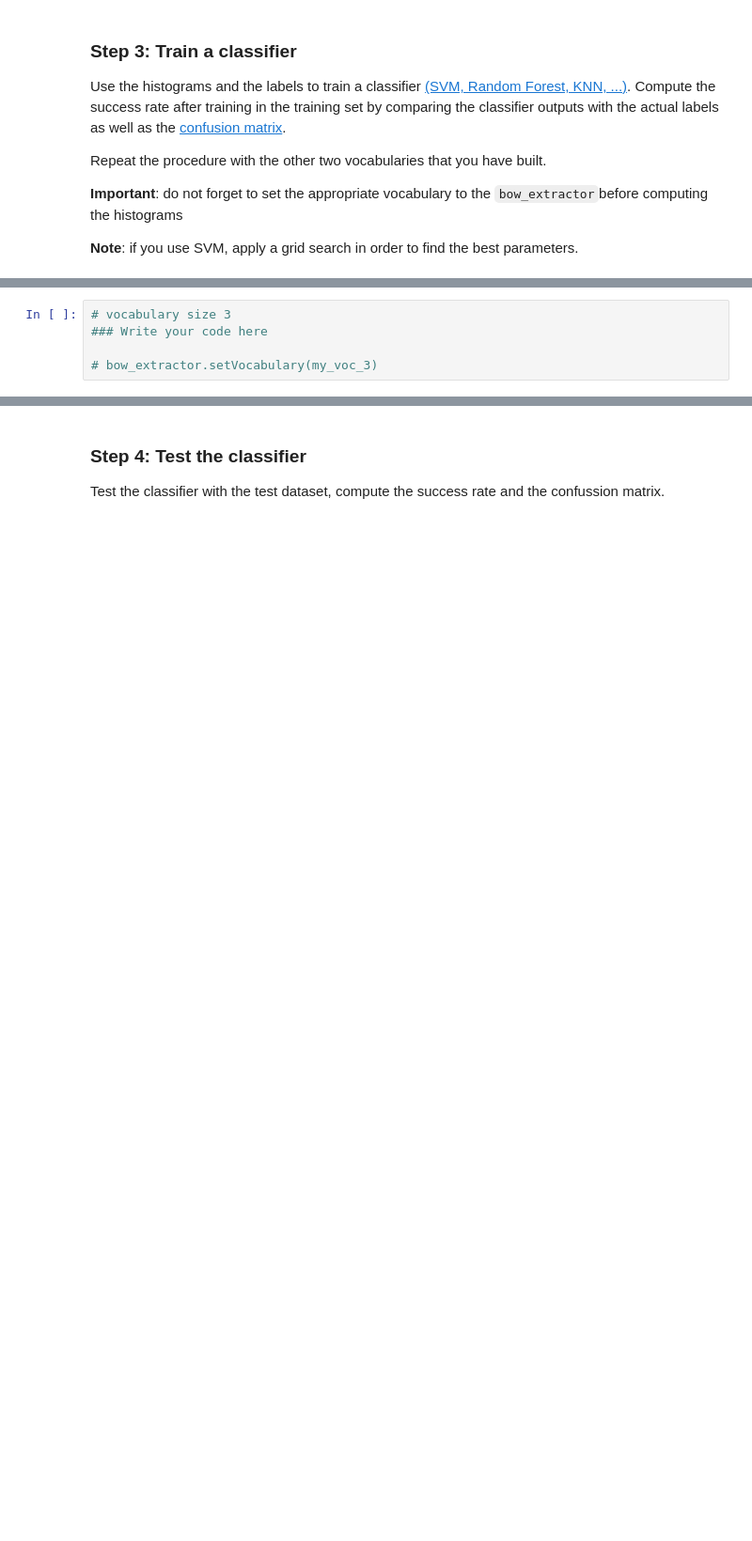
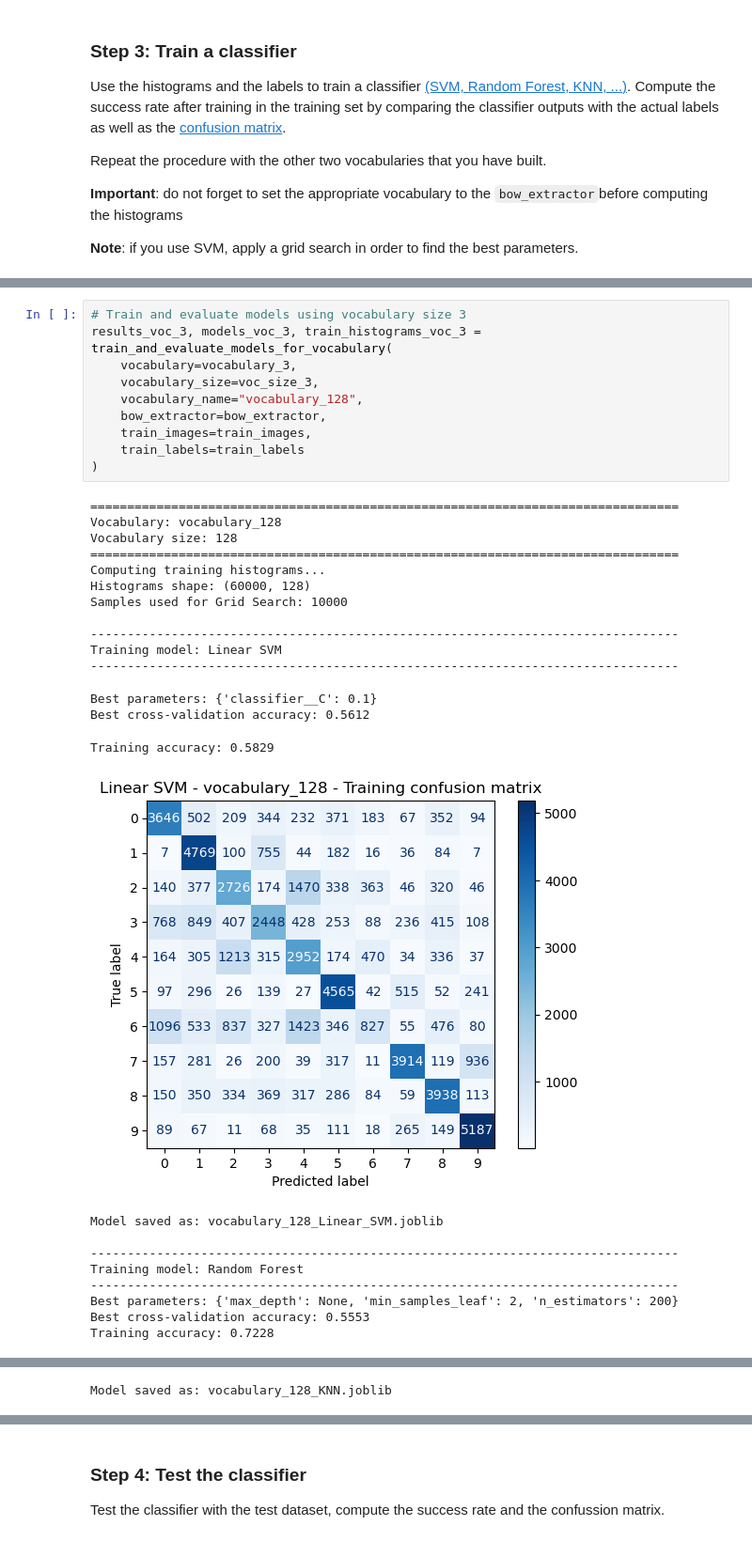
Before and after one commit to hugogs7/CV-II, a Jupyter notebook: 1a - Image classification.ipynb, the cells around one changed output, grey strips where cells are left out. Shown at 94% size. Cells and saved outputs as stored; diff of their text form; blank space fills up the shorter version.

```diff
--- a/1a - Image classification.ipynb
+++ b/1a - Image classification.ipynb
@@ -183,5 +570,34 @@ Repeat the procedure with the other two vocabularies that you have built.
 # %%
-# vocabulary size 3
-### Write your code here
-
-# bow_extractor.setVocabulary(my_voc_3)
+# Train and evaluate models using vocabulary size 3
+results_voc_3, models_voc_3, train_histograms_voc_3 = train_and_evaluate_models_for_vocabulary(
+    vocabulary=vocabulary_3,
+    vocabulary_size=voc_size_3,
+    vocabulary_name="vocabulary_128",
+    bow_extractor=bow_extractor,
+    train_images=train_images,
+    train_labels=train_labels
+)
+# %% [output]
+================================================================================
+Vocabulary: vocabulary_128
+Vocabulary size: 128
+================================================================================
+Computing training histograms...
+Histograms shape: (60000, 128)
+Samples used for Grid Search: 10000
+
+--------------------------------------------------------------------------------
+Training model: Linear SVM
+--------------------------------------------------------------------------------
+Best parameters: {'classifier__C': 0.1}
+Best cross-validation accuracy: 0.5612
+Training accuracy: 0.5829
+[figure, added]
+Model saved as: vocabulary_128_Linear_SVM.joblib
+
+--------------------------------------------------------------------------------
+Training model: Random Forest
+--------------------------------------------------------------------------------
+Best parameters: {'max_depth': None, 'min_samples_leaf': 2, 'n_estimators': 200}
+Best cross-validation accuracy: 0.5553
+Training accuracy: 0.7228
@@ -187,0 +614 @@ Repeat the procedure with the other two vocabularies that you have built.
+Model saved as: vocabulary_128_KNN.joblib
```
Also changed, not shown: parts of 29 cells of this notebook.
